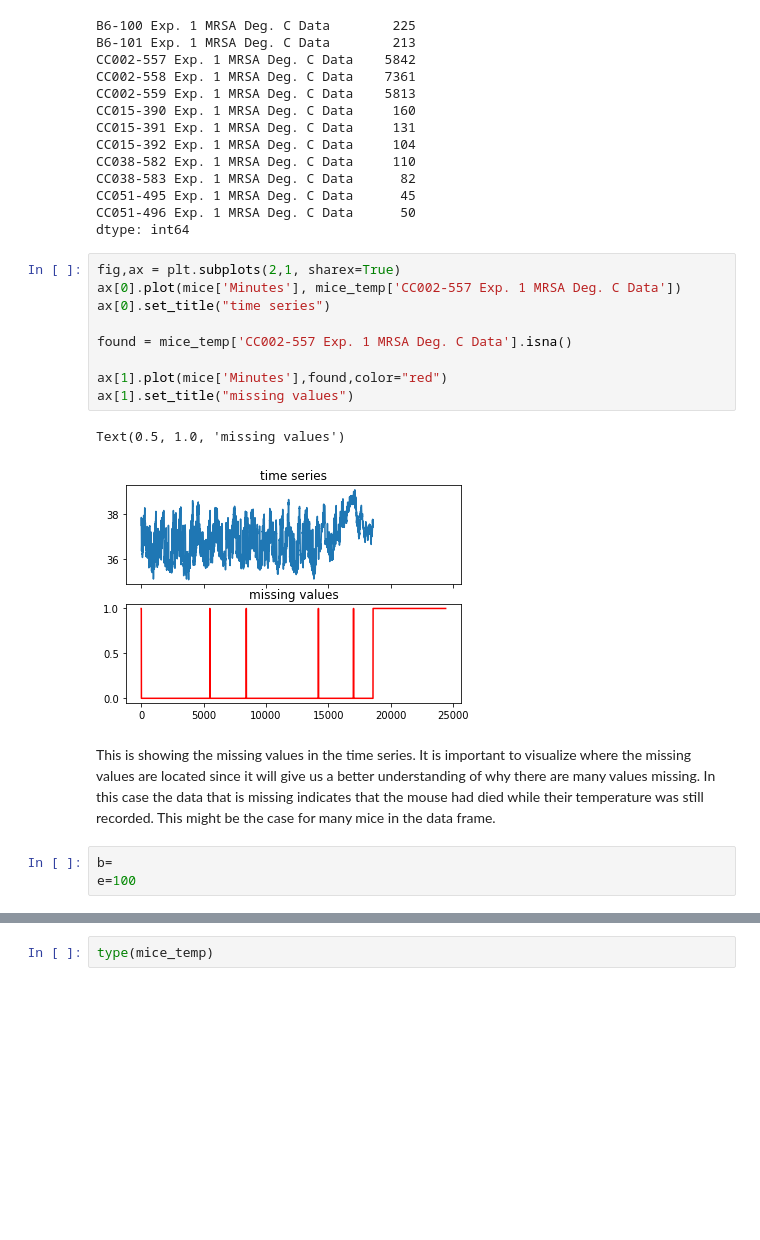
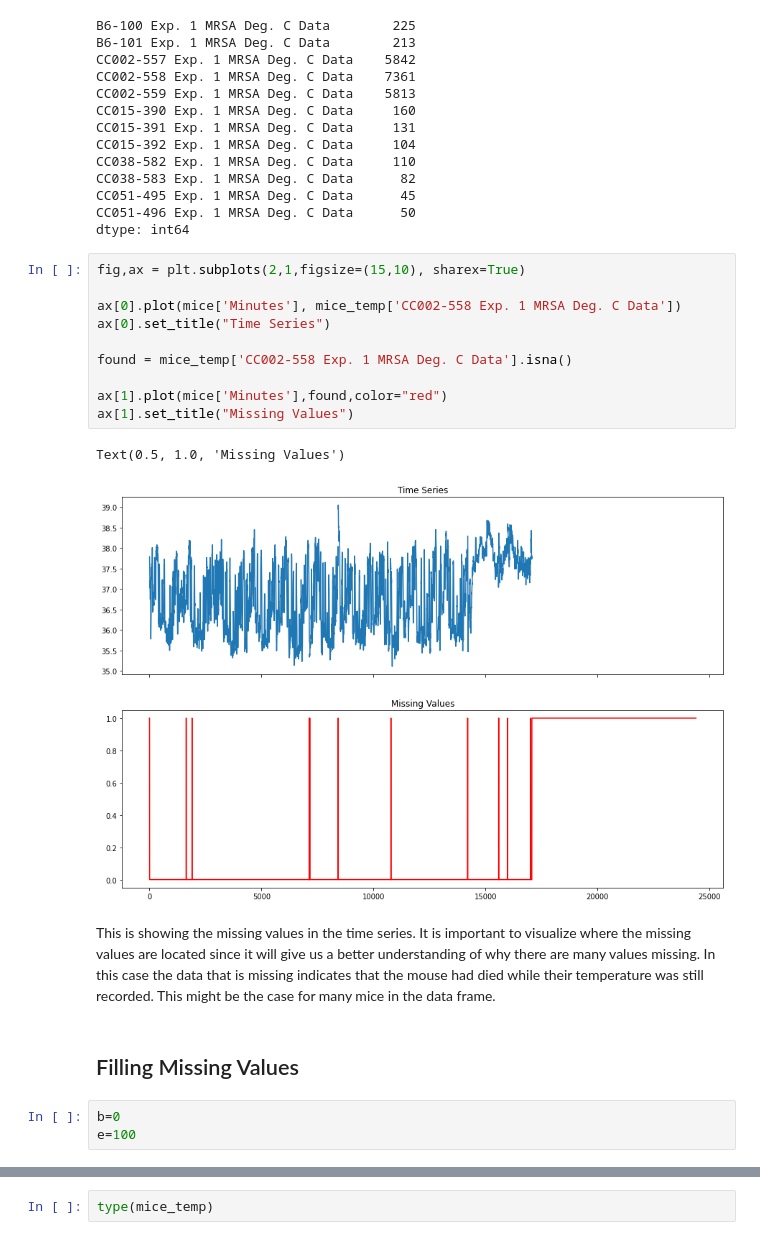
Before and after one commit to sheyaa/caterpillar_mset, a Jupyter notebook: mice_plotting_1_data.ipynb, the cells around one changed output, grey strips where cells are left out. Cells and saved outputs as stored; diff of their text form; blank space fills up the shorter version.

```diff
--- a/mice_plotting_1_data.ipynb
+++ b/mice_plotting_1_data.ipynb
@@ -77,21 +81,24 @@ CC038-583 Exp. 1 MRSA Deg. C Data      82
 CC051-495 Exp. 1 MRSA Deg. C Data      45
 CC051-496 Exp. 1 MRSA Deg. C Data      50
 dtype: int64
-# %%
-fig,ax = plt.subplots(2,1, sharex=True)
-ax[0].plot(mice['Minutes'], mice_temp['CC002-557 Exp. 1 MRSA Deg. C Data'])
-ax[0].set_title("time series")
-
-found = mice_temp['CC002-557 Exp. 1 MRSA Deg. C Data'].isna()
-
-ax[1].plot(mice['Minutes'],found,color="red")
-ax[1].set_title("missing values")
-# %% [output]
-Text(0.5, 1.0, 'missing values')
-[figure, removed]
-# %% [markdown]
-This is showing the missing values in the time series. It is important to visualize where the missing values are located since it will give us a better understanding of why there are many values missing. In this case the data that is missing indicates that the mouse had died while their temperature was still recorded. This might be the case for many mice in the data frame.
+# %%
+fig,ax = plt.subplots(2,1,figsize=(15,10), sharex=True)
+
+ax[0].plot(mice['Minutes'], mice_temp['CC002-558 Exp. 1 MRSA Deg. C Data'])
+ax[0].set_title("Time Series")
+
+found = mice_temp['CC002-558 Exp. 1 MRSA Deg. C Data'].isna()
+
+ax[1].plot(mice['Minutes'],found,color="red")
+ax[1].set_title("Missing Values")
+# %% [output]
+Text(0.5, 1.0, 'Missing Values')
+[figure, added]
+# %% [markdown]
+This is showing the missing values in the time series. It is important to visualize where the missing values are located since it will give us a better understanding of why there are many values missing. In this case the data that is missing indicates that the mouse had died while their temperature was still recorded. This might be the case for many mice in the data frame.
+# %% [markdown]
+## Filling Missing Values
 # %%
-b=
+b=0
 e=100
 # %%
```
Also changed, not shown: parts of 12 cells of this notebook.
